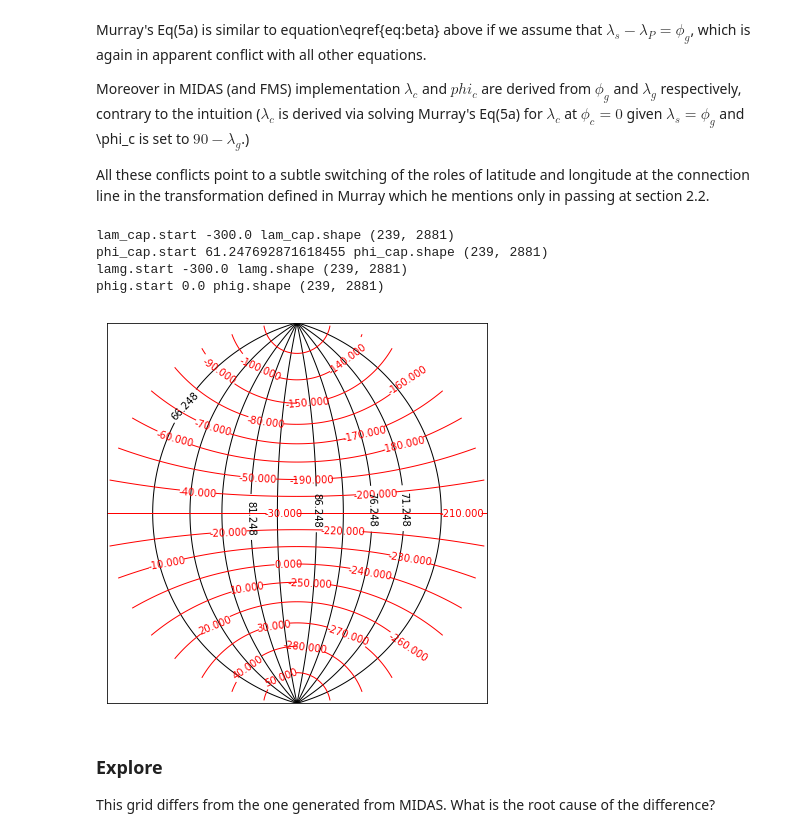
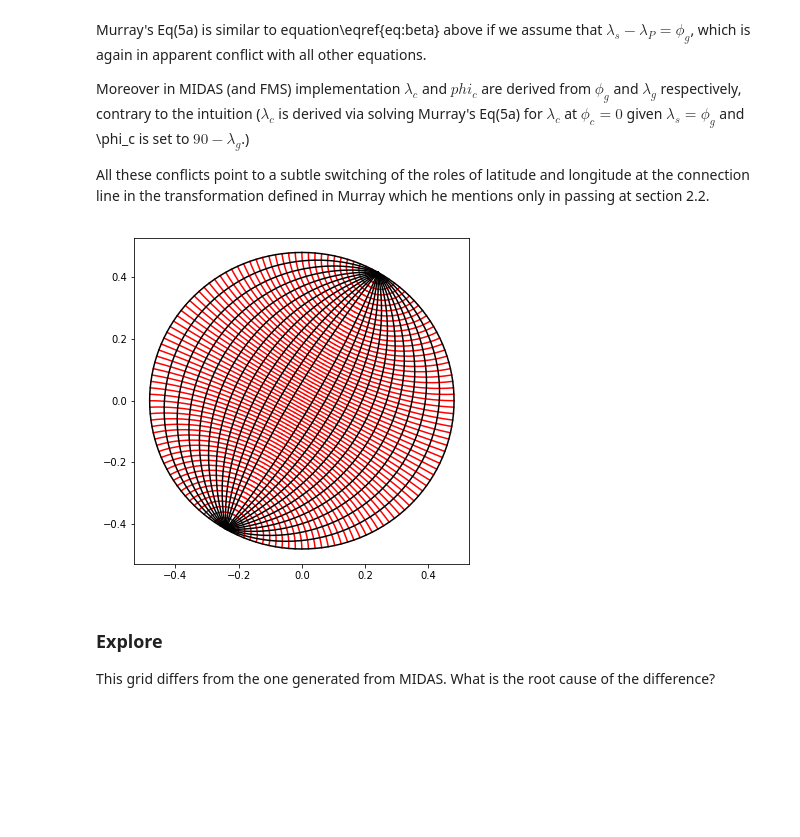
Before and after one commit to nikizadehgfdl/grid_generation, a Jupyter notebook: ocean_grid_tripolar.25.ipynb, the cells around one changed output. Saved outputs shown, nothing was run; the diff lists cells and outputs as text; code cells hidden in the pictures; blank space fills up the shorter version.

```diff
--- a/ocean_grid_tripolar.25.ipynb
+++ b/ocean_grid_tripolar.25.ipynb
@@ -221,82 +268,50 @@ Murray's Eq(5a) is similar to equation\eqref{eq:beta} above if we assume that $\
 Moreover in MIDAS (and FMS) implementation $\lambda_c$ and $phi_c$ are derived from $\phi_g$ and $\lambda_g$ respectively, contrary to the intuition ($\lambda_c$ is derived via solving Murray's Eq(5a) for $\lambda_c$ at $\phi_c=0$ given $\lambda_s=\phi_g$ and \phi_c is set to $90-\lambda_g$.)
 
 All these conflicts point to a subtle switching of the roles of latitude and longitude at the connection line in the transformation defined in Murray which he mentions only in passing at section 2.2.
-# %%
-#Definitions:
-
-lon_p=-300. # longitude of the bipole(s)
-lat_p=61.247692871618455 #mercator.y.max() #latitude of the bipole(s)
-
-#Define a (lon,lat) coordinate on the Northern cap of the Earth sphere
-lenx_cap=360.
-leny_cap=90.0-lat_p
-nx_cap=1440*refine
-ny_cap=119*refine
-sp_lon_cap = lon_p + np.arange(nx_cap+1) * lenx_cap/nx_cap
-sp_lat_cap = lat_p + np.arange(ny_cap+1) * leny_cap/ny_cap
-lam_cap = np.tile(sp_lon_cap,(ny_cap+1,1))
-phi_cap = np.tile(sp_lat_cap.reshape((ny_cap+1,1)),(1,nx_cap+1))
-print("lam_cap.start",lam_cap[0,0],"lam_cap.shape",lam_cap.shape) #(239, 2881)
-print("phi_cap.start",phi_cap[0,0],"phi_cap.shape",phi_cap.shape) #(239, 2881)
-
-#Define a (lon,lat) coordinate on the Northern hemisphere of the globe sphere
-nxg=1440*refine
-nyg=119*refine
-long0=lon_p #strat the longitude of the grid from the desired longitude of the bipole(s)
-latg0=0.
-lengx=360.
-lengy=90.
-
-#nyg = nyg*int(lengy/(leny_cap))
-
-sp_long = long0 + np.arange(nxg+1) * lengx/nxg
-sp_latg = latg0 + np.arange(nyg+1) * lengy/nyg
-lamg = np.tile(sp_long,(nyg+1,1))
-phig = np.tile(sp_latg.reshape((nyg+1,1)),(1,nxg+1))
-print("lamg.start",lamg[0,0],"lamg.shape",lamg.shape) #(239, 2881)
-print("phig.start",phig[0,0],"phig.shape",phig.shape) #(239, 2881)
-# %% [output]
-lam_cap.start -300.0 lam_cap.shape (239, 2881)
-phi_cap.start 61.247692871618455 phi_cap.shape (239, 2881)
-lamg.start -300.0 lamg.shape (239, 2881)
-phig.start 0.0 phig.shape (239, 2881)
 # %%
+rp=np.tan(0.5*(90-lat_p)*PI_180)
+
 #Simplify  the formulas to avoid division by zero
-#alpha  = np.cos((lamg-lon_p)*PI_180)
-alpha2 = (np.cos((lamg-lon_p)*PI_180))**2
-#beta = -1/np.tan(phig*PI_180)
+alpha  = np.cos((lamg-lon_p)*PI_180)
+#alpha  = alpha / np.cos((phig)*PI_180)
+#alpha = np.where((lamg-lon_p<180),-np.tanh((lamg-lon_p-90)*PI_180),np.tanh((lamg-lon_p-270)*PI_180))
+alpha2 = alpha**2
+#beta = -np.cotan(phig*PI_180)
 beta2_inv = (np.tan(phig*PI_180))**2
-#A=np.sqrt((1-alpha**2)/(1+beta**2)) #Actually two equations  +- |A|
-#We can write np.sqrt((1-alpha**2) = np.sin((lamg-lon_p)*PI_180) + M*pi ,
-#but then it's hard to determine M={-1,0,1}. Best leave it as sqrt(1-alpha2)
-#1/sqrt(1+beta**2)=1/sqrt(1+cot(phig)**2)=sin**2(phig)
+#beta2_inv = beta2_inv/(1-alpha2)
+#A=np.sqrt((1-alpha2)/(1+beta**2)) #Actually two equations  +- |A|
 A=np.sqrt(1-alpha2)*np.sin(phig*PI_180)
 #B=np.sqrt(beta**2 * (1-alpha**2)/(alpha**2+beta**2))  #Actually two equations  +- |B|
 B=np.sqrt((1-alpha2)/(1+alpha2*beta2_inv))
 
 phic = np.arcsin(A)/PI_180
 lamc = np.arcsin(B)/PI_180
+
+chic = np.arccos(A)
+
 ##But this equation accepts 4 solutions for a given B, {l, 180-l, l+180, 360-l }
 ##We have to pickup the "correct" root.
 ##One way is simply to demand lamc to be continuous with lam on the equator phi=0
 ##I am sure there is a more mathematically concrete way to do this.
 lamc = np.where((lamg-lon_p>90)&(lamg-lon_p<=180),180-lamc,lamc)
 lamc = np.where((lamg-lon_p>180)&(lamg-lon_p<=270),180+lamc,lamc)
 lamc = np.where((lamg-lon_p>270),360-lamc,lamc)
 lamc = lamc + lon_p
 
 #plot_grid(lamc,phic , lamg,phig,lon0=lon_p,dlon=10);
 
 ##Project back onto the larger (true) sphere so that the projected equator shrinks to latitude \phi_P=lat0_tp
 ##then we have tan(\phi_s'/2)=tan(\phi_p'/2)tan(\phi_c'/2)
 
-rp=np.tan(0.5*(90-lat_p)*PI_180)
-phis = 90 - 2 * np.arctan(rp * np.tan(0.5*(90-phic)*PI_180))/PI_180
+#phis = 90 - 2 * np.arctan(rp * np.tan(0.5*(90-phic)*PI_180))/PI_180
+phis = 90 - 2 * np.arctan(rp * np.tan(chic/2))/PI_180
 lams = lamc
 
-plot_grid(lams, phis, lam_cap,phi_cap, lon0=lon_p, lat0=lat_p, dlat=10, dlon=5);
+#plot_grid(lams, phis, lam_cap,phi_cap, lon0=lon_p, lat0=lat_p, dlat=10, dlon=5);
+plt.figure(figsize=(6,6))
+plot_mesh_in_xyz(lams, phis, stride=20)
 # %% [output]
-[figure, old version]
+[figure, new version]
 # %% [markdown]
 ### Explore
 
```
Also changed, not shown: parts of 27 cells of this notebook, 3 other files.
